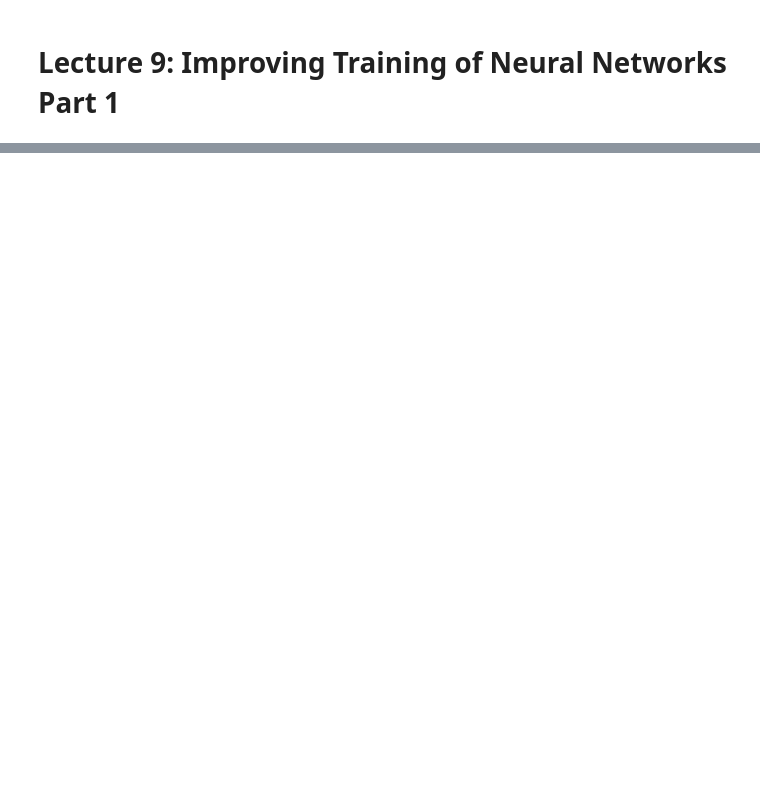
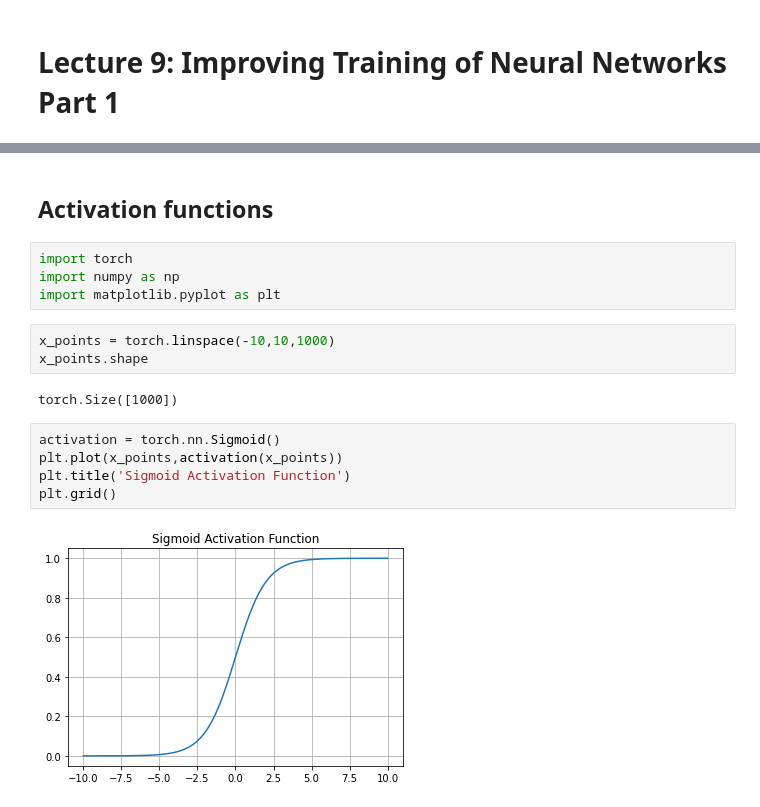
Before and after one commit to DL4CV-NPTEL/Deep-Learning-For-Computer-Vision, a Jupyter notebook: notebooks/Week_4/Week_4_Lecture_9.ipynb, the cells around one changed output, grey strips where cells are left out. Cells and saved outputs as stored; diff of their text form; blank space fills up the shorter version.

```diff
--- a/notebooks/Week_4/Week_4_Lecture_9.ipynb
+++ b/notebooks/Week_4/Week_4_Lecture_9.ipynb
@@ -26,3 +26,21 @@ IPyDisplay.HTML(
     </div>""" )
 # %% [output]
 [interactive output not drawn]
+# %% [markdown]
+## Activation functions
+# %%
+import torch
+import numpy as np
+import matplotlib.pyplot as plt
+# %%
+x_points = torch.linspace(-10,10,1000)
+x_points.shape
+# %% [output]
+torch.Size([1000])
+# %%
+activation = torch.nn.Sigmoid()
+plt.plot(x_points,activation(x_points))
+plt.title('Sigmoid Activation Function')
+plt.grid()
+# %% [output]
+[figure, added]
```
Also changed, not shown: parts of 7 cells of this notebook.
